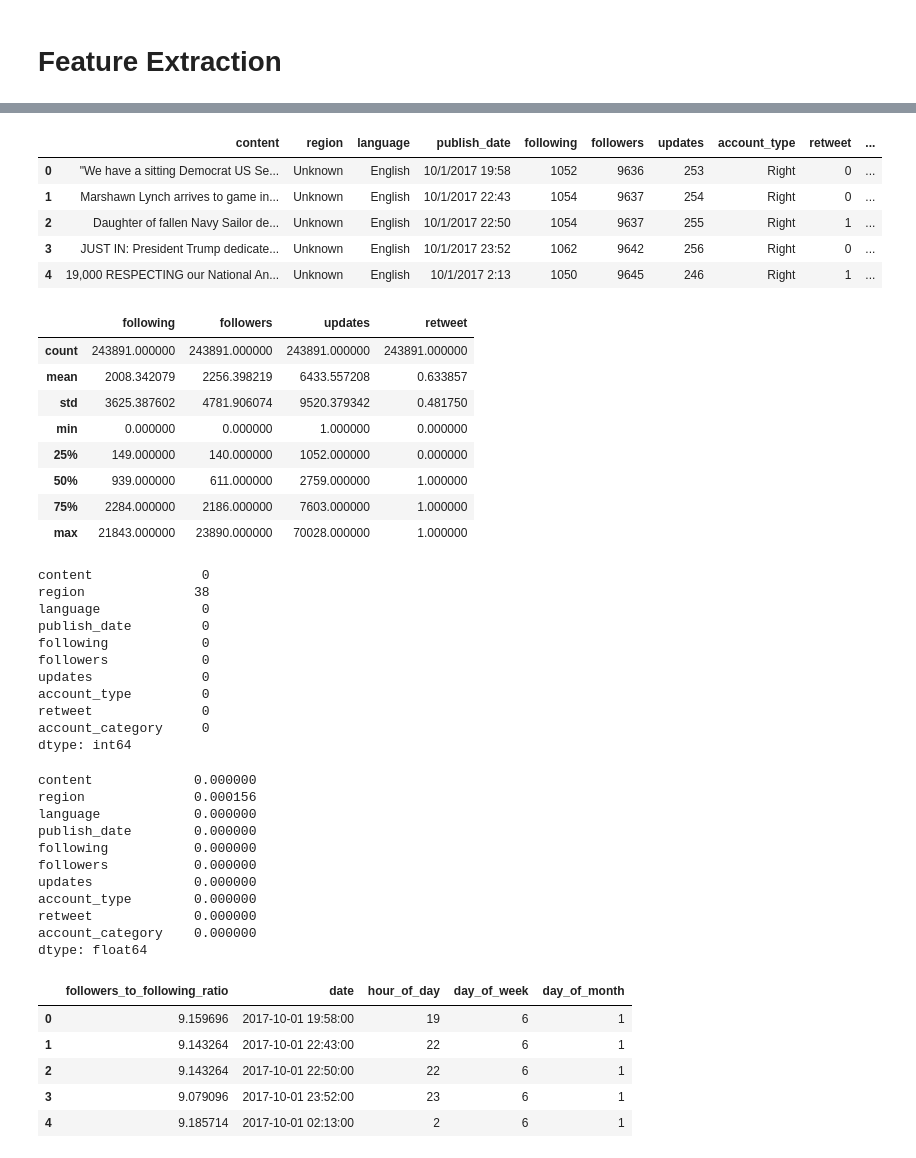
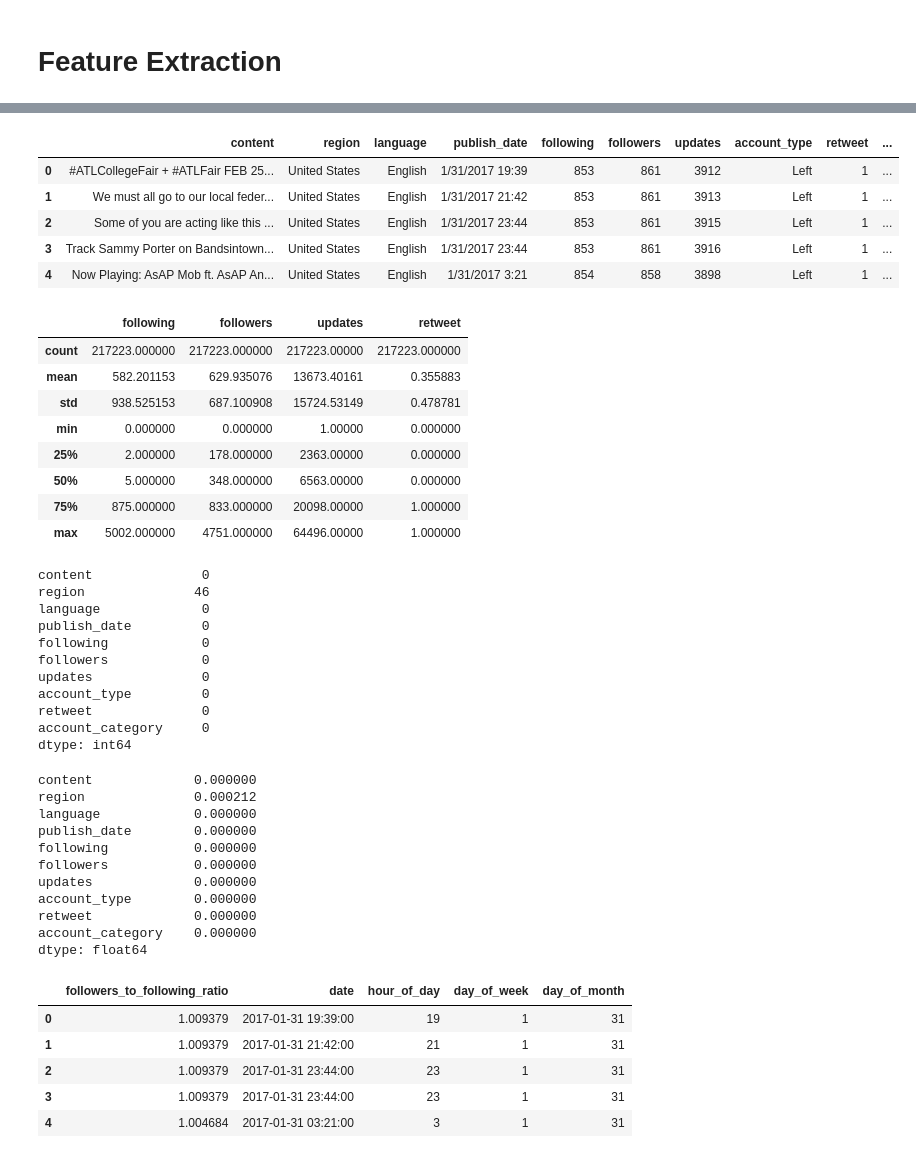
Before and after one commit to ishtails/troll-tweets, a Jupyter notebook: notebooks/feature_extraction.ipynb, the cells around one changed output, grey strips where cells are left out. Drawn from its saved outputs; the diff is of its cells as text; code cells hidden in the pictures.

```diff
--- a/notebooks/feature_extraction.ipynb
+++ b/notebooks/feature_extraction.ipynb
@@ -3,7 +3,7 @@
 # %%
 import pandas as pd
 
-raw_data = pd.read_csv(r"d:\Code\ml\troll-tweets\data\raw\IRAhandle_tweets_1.csv")
+raw_data = pd.read_csv(r"d:\Code\ml\troll-tweets\data\raw\IRAhandle_tweets_5.csv")
 raw_data.head()
 # %% [output]
 |  | external_author_id | author | content | region | language | publish_date | harvested_date | following | ... |
@@ -16,48 +16,48 @@ raw_data.head()
 # %%
 # keep only the columns we need
 keep_cols = [
         "content",
         "region",
         "language",
         "publish_date",
         "following",
         "followers",
         "updates",
         "account_type",
         "retweet",
         "account_category",
     ]
 
 df = raw_data[keep_cols]
 
-# df.to_csv('trimmed_1.csv', index=False)
+df.to_csv('5_trimmed.csv', index=False)
 df.head()
 # %% [output]
 |  | content | region | language | publish_date | following | followers | updates | account_type | retweet | ... |
-| 0 | "We have a sitting Democrat US Se... | Unknown | English | 10/1/2017 19:58 | 1052 | 9636 | 253 | Right | 0 | ... |
-| 1 | Marshawn Lynch arrives to game in... | Unknown | English | 10/1/2017 22:43 | 1054 | 9637 | 254 | Right | 0 | ... |
-| 2 | Daughter of fallen Navy Sailor de... | Unknown | English | 10/1/2017 22:50 | 1054 | 9637 | 255 | Right | 1 | ... |
-| 3 | JUST IN: President Trump dedicate... | Unknown | English | 10/1/2017 23:52 | 1062 | 9642 | 256 | Right | 0 | ... |
-| 4 | 19,000 RESPECTING our National An... | Unknown | English | 10/1/2017 2:13 | 1050 | 9645 | 246 | Right | 1 | ... |
+| 0 | #ATLCollegeFair + #ATLFair FEB 25... | United States | English | 1/31/2017 19:39 | 853 | 861 | 3912 | Left | 1 | ... |
+| 1 | We must all go to our local feder... | United States | English | 1/31/2017 21:42 | 853 | 861 | 3913 | Left | 1 | ... |
+| 2 | Some of you are acting like this ... | United States | English | 1/31/2017 23:44 | 853 | 861 | 3915 | Left | 1 | ... |
+| 3 | Track Sammy Porter on Bandsintown... | United States | English | 1/31/2017 23:44 | 853 | 861 | 3916 | Left | 1 | ... |
+| 4 | Now Playing: AsAP Mob ft. AsAP An... | United States | English | 1/31/2017 3:21 | 854 | 858 | 3898 | Left | 1 | ... |
 # %%
 # describe the data
 df.describe()
 # %% [output]
 |  | following | followers | updates | retweet |
-| count | 243891.000000 | 243891.000000 | 243891.000000 | 243891.000000 |
-| mean | 2008.342079 | 2256.398219 | 6433.557208 | 0.633857 |
-| std | 3625.387602 | 4781.906074 | 9520.379342 | 0.481750 |
-| min | 0.000000 | 0.000000 | 1.000000 | 0.000000 |
-| 25% | 149.000000 | 140.000000 | 1052.000000 | 0.000000 |
-| 50% | 939.000000 | 611.000000 | 2759.000000 | 1.000000 |
-| 75% | 2284.000000 | 2186.000000 | 7603.000000 | 1.000000 |
-| max | 21843.000000 | 23890.000000 | 70028.000000 | 1.000000 |
+| count | 217223.000000 | 217223.000000 | 217223.00000 | 217223.000000 |
+| mean | 582.201153 | 629.935076 | 13673.40161 | 0.355883 |
+| std | 938.525153 | 687.100908 | 15724.53149 | 0.478781 |
+| min | 0.000000 | 0.000000 | 1.00000 | 0.000000 |
+| 25% | 2.000000 | 178.000000 | 2363.00000 | 0.000000 |
+| 50% | 5.000000 | 348.000000 | 6563.00000 | 0.000000 |
+| 75% | 875.000000 | 833.000000 | 20098.00000 | 1.000000 |
+| max | 5002.000000 | 4751.000000 | 64496.00000 | 1.000000 |
 # %%
 # number of null values
 df.isnull().sum()
 # %% [output]
 content              0
-region              38
+region              46
 language             0
 publish_date         0
 following            0
@@ -72,7 +72,7 @@ dtype: int64
 df.isnull().sum() / len(df)
 # %% [output]
 content             0.000000
-region              0.000156
+region              0.000212
 language            0.000000
 publish_date        0.000000
 following           0.000000
@@ -96,11 +96,11 @@ derived['day_of_month'] = derived['date'].dt.day
 derived.head()
 # %% [output]
 |  | followers_to_following_ratio | date | hour_of_day | day_of_week | day_of_month |
-| 0 | 9.159696 | 2017-10-01 19:58:00 | 19 | 6 | 1 |
-| 1 | 9.143264 | 2017-10-01 22:43:00 | 22 | 6 | 1 |
-| 2 | 9.143264 | 2017-10-01 22:50:00 | 22 | 6 | 1 |
-| 3 | 9.079096 | 2017-10-01 23:52:00 | 23 | 6 | 1 |
-| 4 | 9.185714 | 2017-10-01 02:13:00 | 2 | 6 | 1 |
+| 0 | 1.009379 | 2017-01-31 19:39:00 | 19 | 1 | 31 |
+| 1 | 1.009379 | 2017-01-31 21:42:00 | 21 | 1 | 31 |
+| 2 | 1.009379 | 2017-01-31 23:44:00 | 23 | 1 | 31 |
+| 3 | 1.009379 | 2017-01-31 23:44:00 | 23 | 1 | 31 |
+| 4 | 1.004684 | 2017-01-31 03:21:00 | 3 | 1 | 31 |
 # %%
 # Extract entities from the text
 import re
```
Also changed, not shown: parts of 3 cells of this notebook, 3 other files.
